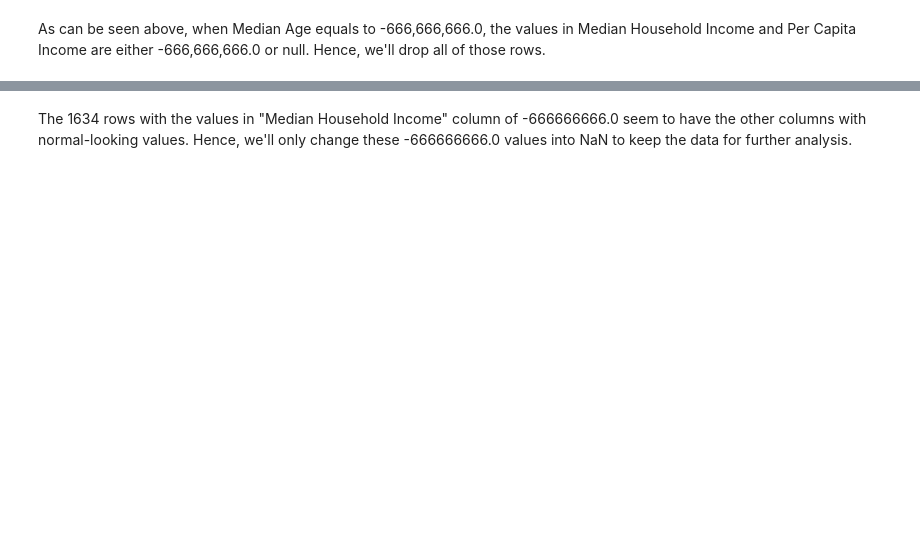
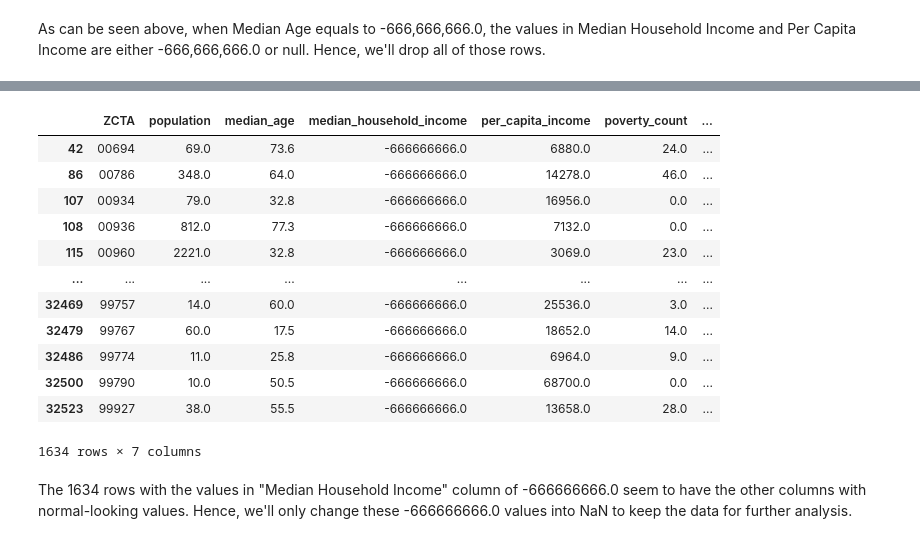
Before and after one commit to poojaisabelle/ETL-Project, a Jupyter notebook: 02_transform_census/02_transform_census_pooja.ipynb, the cells around one changed output, grey strips where cells are left out. Cells and saved outputs as stored; diff of their text form; code cells hidden in the pictures; blank space fills up the shorter version.

```diff
--- a/02_transform_census/02_transform_census_pooja.ipynb
+++ b/02_transform_census/02_transform_census_pooja.ipynb
@@ -85,7 +202,21 @@ null_counts[null_counts > 0].sort_values(ascending=False)
 # %%
 # Checking the rows that have -666666666.0 as Median HH income
-df_HH_income = clean_census[clean_census['Median Household Income'] == min_income]
+df_HH_income = clean_census[clean_census['median_household_income'] == min_income]
 df_HH_income
+# %% [output]
+|  | ZCTA | population | median_age | median_household_income | per_capita_income | poverty_count | ... |
+| 42 | 00694 | 69.0 | 73.6 | -666666666.0 | 6880.0 | 24.0 | ... |
+| 86 | 00786 | 348.0 | 64.0 | -666666666.0 | 14278.0 | 46.0 | ... |
+| 107 | 00934 | 79.0 | 32.8 | -666666666.0 | 16956.0 | 0.0 | ... |
+| 108 | 00936 | 812.0 | 77.3 | -666666666.0 | 7132.0 | 0.0 | ... |
+| 115 | 00960 | 2221.0 | 32.8 | -666666666.0 | 3069.0 | 23.0 | ... |
+| ... | ... | ... | ... | ... | ... | ... | ... |
+| 32469 | 99757 | 14.0 | 60.0 | -666666666.0 | 25536.0 | 3.0 | ... |
+| 32479 | 99767 | 60.0 | 17.5 | -666666666.0 | 18652.0 | 14.0 | ... |
+| 32486 | 99774 | 11.0 | 25.8 | -666666666.0 | 6964.0 | 9.0 | ... |
+| 32500 | 99790 | 10.0 | 50.5 | -666666666.0 | 68700.0 | 0.0 | ... |
+| 32523 | 99927 | 38.0 | 55.5 | -666666666.0 | 13658.0 | 28.0 | ... |
+1634 rows × 7 columns
 # %% [markdown]
 The 1634 rows with the values in "Median Household Income" column of -666666666.0 seem to have the other columns with normal-looking values. Hence, we'll only change these -666666666.0 values into NaN to keep the data for further analysis.
 # %%
```
Also changed, not shown: parts of 19 cells of this notebook, 2 other files.
